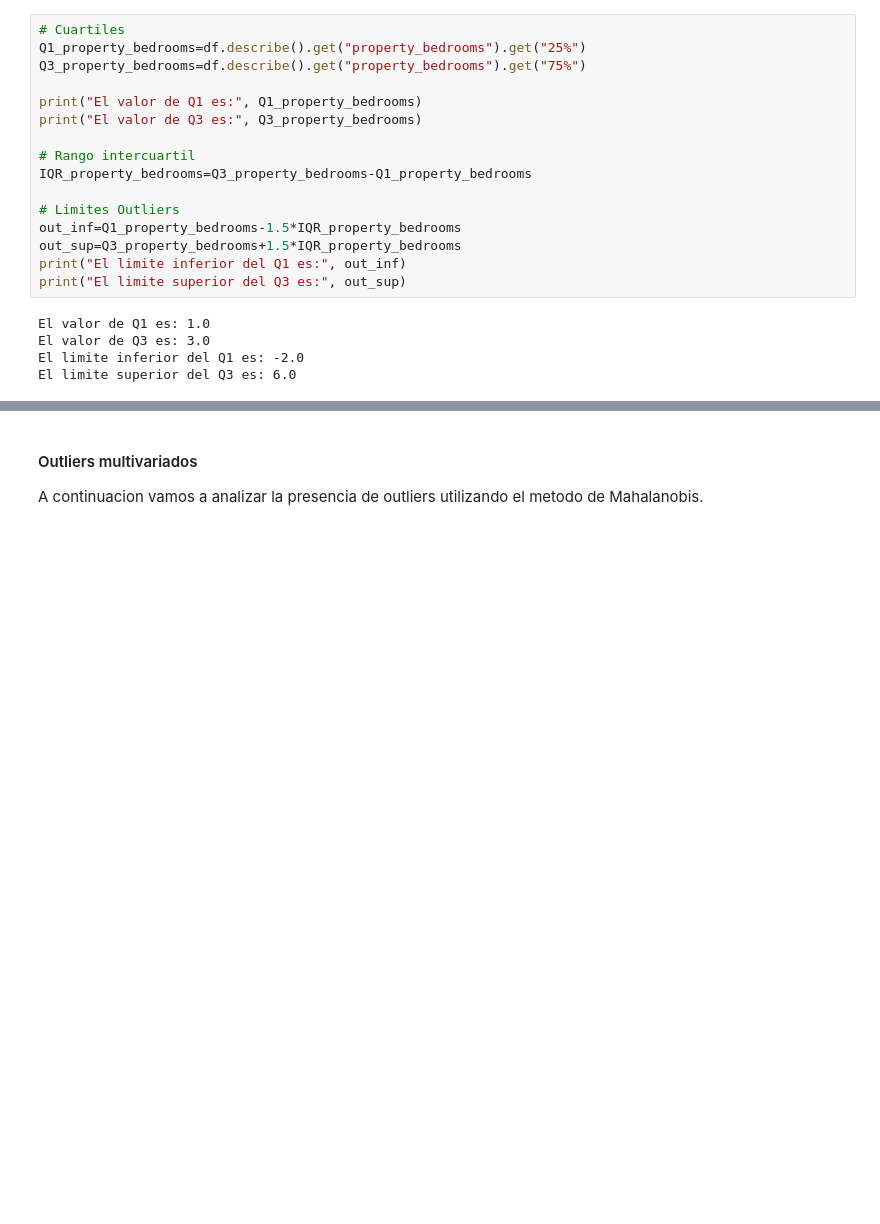
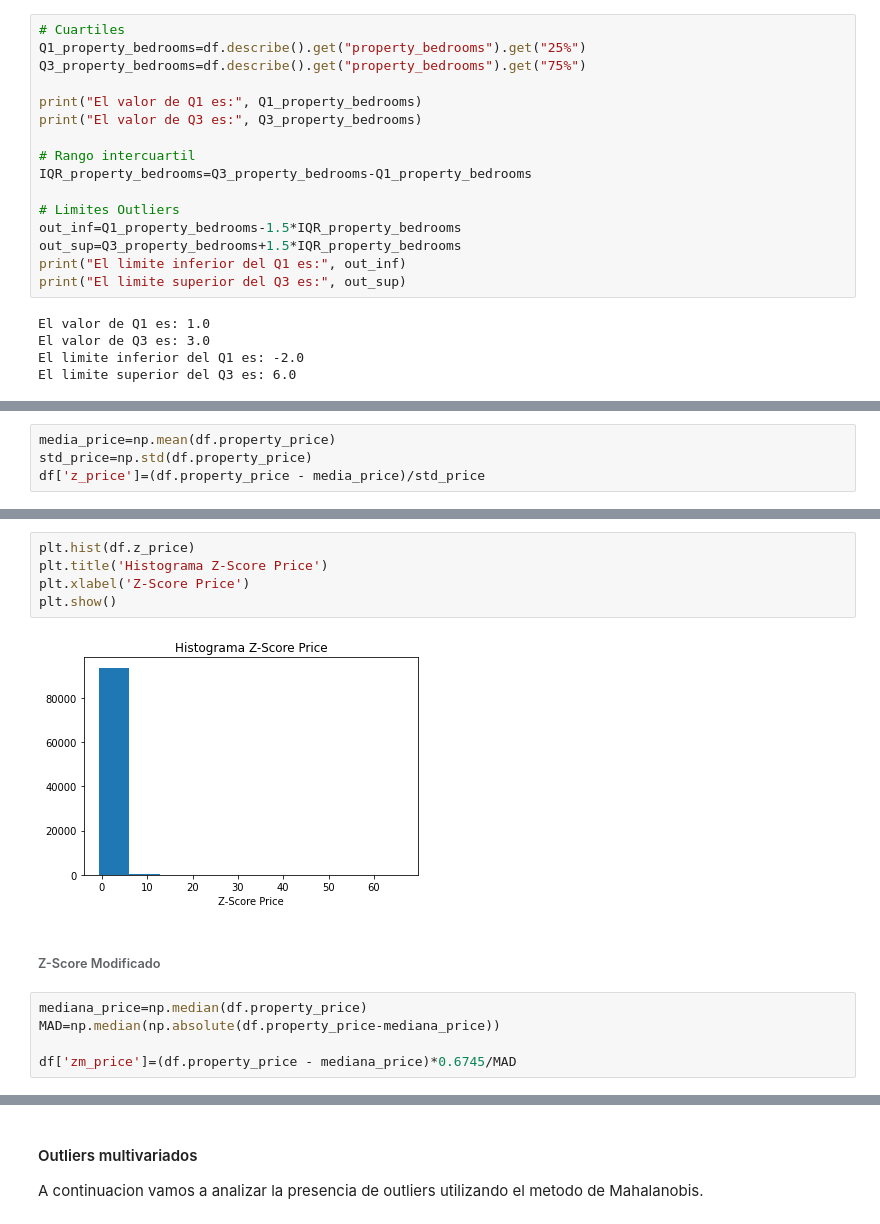
Before and after one commit to valencorrea/7506R-2C2022-GRUPO14, a Jupyter notebook: 7506R_TP1_GRUPO14_ENTREGA_ds.ipynb, the cells around one changed output, grey strips where cells are left out. Saved outputs shown, nothing was run; the diff lists cells and outputs as text; blank space fills up the shorter version.

```diff
--- a/7506R_TP1_GRUPO14_ENTREGA_ds.ipynb
+++ b/7506R_TP1_GRUPO14_ENTREGA_ds.ipynb
@@ -417,0 +599,4 @@ El limite superior del Q3 es: 6.0
+# %%
+media_price=np.mean(df.property_price)
+std_price=np.std(df.property_price)
+df['z_price']=(df.property_price - media_price)/std_price
@@ -417,0 +624,14 @@ El limite superior del Q3 es: 6.0
+# %%
+plt.hist(df.z_price)
+plt.title('Histograma Z-Score Price')
+plt.xlabel('Z-Score Price')
+plt.show()
+# %% [output]
+[figure, added]
+# %% [markdown]
+###### Z-Score Modificado
+# %%
+mediana_price=np.median(df.property_price)
+MAD=np.median(np.absolute(df.property_price-mediana_price))
+
+df['zm_price']=(df.property_price - mediana_price)*0.6745/MAD
```
Also changed, not shown: parts of 41 cells of this notebook.
